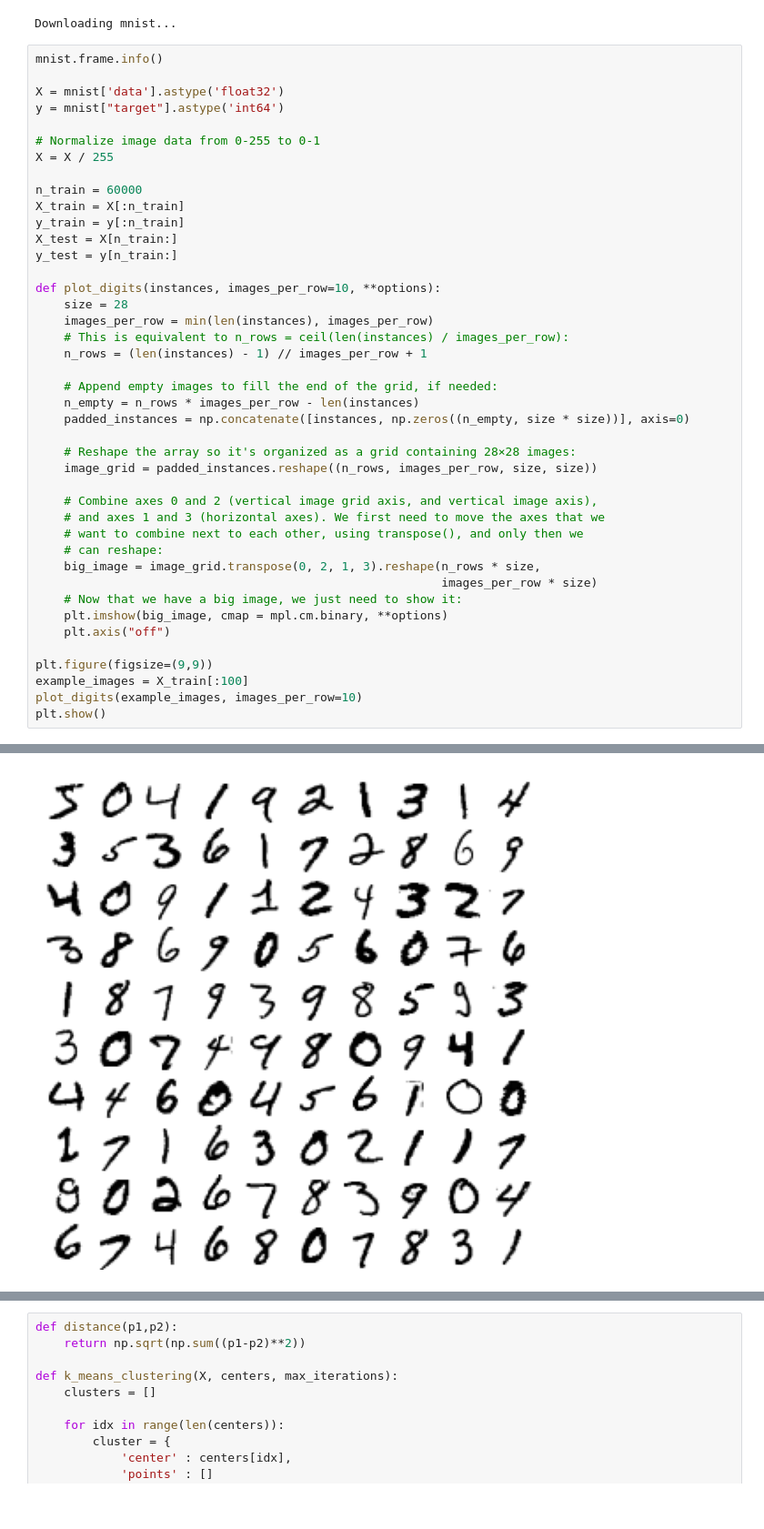
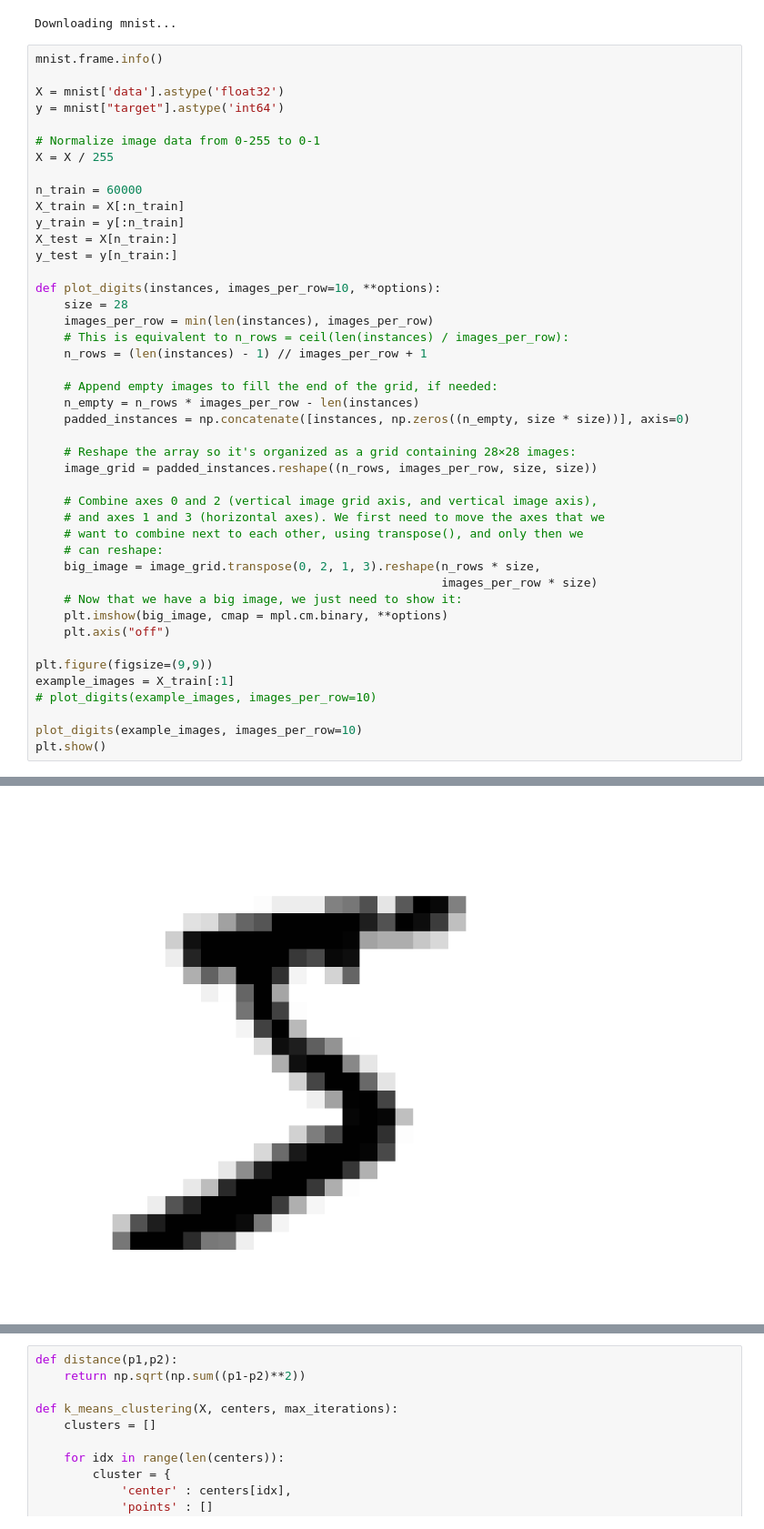
Before and after one commit to alokshr/handwritten-digits, a Jupyter notebook: Applying K-Means Clustering to MNIST Dataset/mnist-digits.ipynb, the cells around one changed output, grey strips where cells are left out. Shown: that part at 91% size. Saved outputs shown, nothing was run; the diff lists cells and outputs as text.

```diff
--- a/Applying K-Means Clustering to MNIST Dataset/mnist-digits.ipynb
+++ b/Applying K-Means Clustering to MNIST Dataset/mnist-digits.ipynb
@@ -29,32 +29,34 @@ def plot_digits(instances, images_per_row=10, **options):
     images_per_row = min(len(instances), images_per_row)
     # This is equivalent to n_rows = ceil(len(instances) / images_per_row):
     n_rows = (len(instances) - 1) // images_per_row + 1
 
     # Append empty images to fill the end of the grid, if needed:
     n_empty = n_rows * images_per_row - len(instances)
     padded_instances = np.concatenate([instances, np.zeros((n_empty, size * size))], axis=0)
 
     # Reshape the array so it's organized as a grid containing 28×28 images:
     image_grid = padded_instances.reshape((n_rows, images_per_row, size, size))
 
     # Combine axes 0 and 2 (vertical image grid axis, and vertical image axis),
     # and axes 1 and 3 (horizontal axes). We first need to move the axes that we
     # want to combine next to each other, using transpose(), and only then we
     # can reshape:
     big_image = image_grid.transpose(0, 2, 1, 3).reshape(n_rows * size,
                                                          images_per_row * size)
     # Now that we have a big image, we just need to show it:
     plt.imshow(big_image, cmap = mpl.cm.binary, **options)
     plt.axis("off")
 
 plt.figure(figsize=(9,9))
-example_images = X_train[:100]
+example_images = X_train[:1]
+# plot_digits(example_images, images_per_row=10)
+
 plot_digits(example_images, images_per_row=10)
 plt.show()
 # %% [output]
 <class 'pandas.core.frame.DataFrame'>
 RangeIndex: 70000 entries, 0 to 69999
 Columns: 785 entries, pixel1 to class
 dtypes: category(1), float64(784)
 memory usage: 418.8 MB
-[figure, old version]
+[figure, new version]
```
Also changed, not shown: parts of 4 cells of this notebook, 16 other files.
